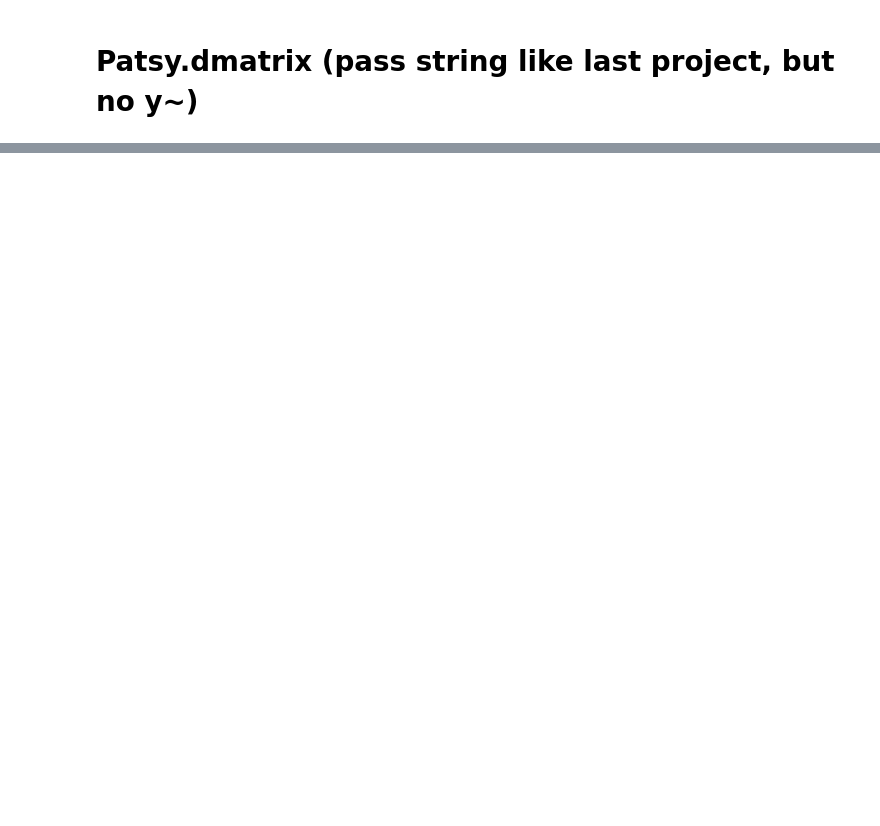
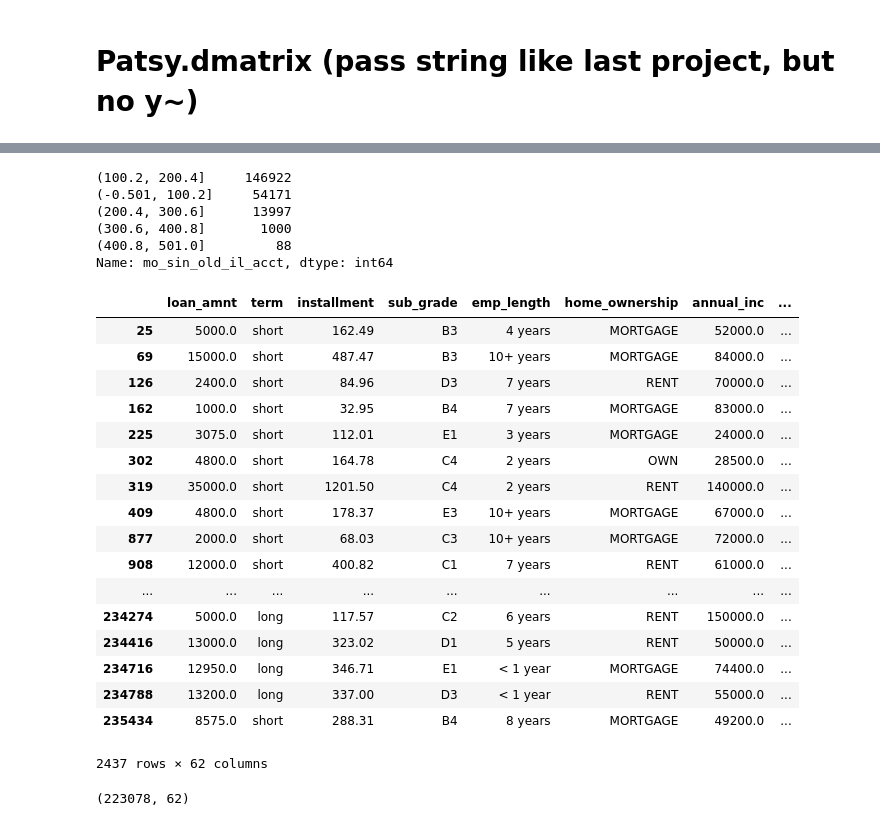
Before and after one commit to jeremyrchow/lending_club_default_model, a Jupyter notebook: EDA.ipynb, the cells around one changed output, grey strips where cells are left out. Cells and saved outputs as stored; diff of their text form; code cells hidden in the pictures; blank space fills up the shorter version.

```diff
--- a/EDA.ipynb
+++ b/EDA.ipynb
@@ -38,7 +40,6 @@ df=df.drop(columns = [
         'dti_joint',
         'verification_status_joint',
         'revol_bal_joint',
-
 
         # Don't need specific ID info
         'id',
@@ -51,8 +52,9 @@ df=df.drop(columns = [
         # Hard to classify, may use regex text processing in future
         'emp_title',
 
-        # Keeping the hardship status but looking at pre-loan metrics only
+        # hardship info is post issuing
         'hardship_flag',
+        'hardship_status',
         'hardship_type',
         'hardship_reason',
         'deferral_term',
@@ -90,7 +92,6 @@ df=df.drop(columns = [
 
         # sub_grade category already contains grade
         'grade',
-
 
         # This is for investors / loan funding
         'initial_list_status',
@@ -130,9 +131,8 @@ df=df.drop(columns = [
         'title',
         'total_cu_tl',
 
-
         'url',
-
+        # May be good to look at later
         'zip_code'])
 
 print('Before dropping NaN\'s: ',df.shape)
@@ -239,7 +239,8 @@ def add_days_since_col(df,column_name):
 #df=df.drop(columns = ['earliest_cr_line'])
 
 df = add_days_since_col(df,'earliest_cr_line')
-#df = add_days_since_col(df,'last_credit_pull_d')
+df= df.dropna(subset = ['last_credit_pull_d'])
+df = add_days_since_col(df,'last_credit_pull_d')
 # %%
 #df = add_days_since_col(df,'last_credit_pull_d')
 # %%
@@ -275,0 +288,34 @@ df.sample(5)
+# %%
+pd.cut(df['mo_sin_old_il_acct'],5).value_counts()
+# %% [output]
+(100.2, 200.4]     146922
+(-0.501, 100.2]     54171
+(200.4, 300.6]      13997
+(300.6, 400.8]       1000
+(400.8, 501.0]         88
+Name: mo_sin_old_il_acct, dtype: int64
+# %%
+df.loc[df['percent_bc_gt_75'].isna()]
+# %% [output]
+|  | loan_amnt | term | installment | sub_grade | emp_length | home_ownership | annual_inc | ... |
+| 25 | 5000.0 | short | 162.49 | B3 | 4 years | MORTGAGE | 52000.0 | ... |
+| 69 | 15000.0 | short | 487.47 | B3 | 10+ years | MORTGAGE | 84000.0 | ... |
+| 126 | 2400.0 | short | 84.96 | D3 | 7 years | RENT | 70000.0 | ... |
+| 162 | 1000.0 | short | 32.95 | B4 | 7 years | MORTGAGE | 83000.0 | ... |
+| 225 | 3075.0 | short | 112.01 | E1 | 3 years | MORTGAGE | 24000.0 | ... |
+| 302 | 4800.0 | short | 164.78 | C4 | 2 years | OWN | 28500.0 | ... |
+| 319 | 35000.0 | short | 1201.50 | C4 | 2 years | RENT | 140000.0 | ... |
+| 409 | 4800.0 | short | 178.37 | E3 | 10+ years | MORTGAGE | 67000.0 | ... |
+| 877 | 2000.0 | short | 68.03 | C3 | 10+ years | MORTGAGE | 72000.0 | ... |
+| 908 | 12000.0 | short | 400.82 | C1 | 7 years | RENT | 61000.0 | ... |
+| ... | ... | ... | ... | ... | ... | ... | ... | ... |
+| 234274 | 5000.0 | long | 117.57 | C2 | 6 years | RENT | 150000.0 | ... |
+| 234416 | 13000.0 | long | 323.02 | D1 | 5 years | RENT | 50000.0 | ... |
+| 234716 | 12950.0 | long | 346.71 | E1 | < 1 year | MORTGAGE | 74400.0 | ... |
+| 234788 | 13200.0 | long | 337.00 | D3 | < 1 year | RENT | 55000.0 | ... |
+| 235434 | 8575.0 | short | 288.31 | B4 | 8 years | MORTGAGE | 49200.0 | ... |
+2437 rows × 62 columns
+# %%
+df.shape
+# %% [output]
+(223078, 62)
```
Also changed, not shown: parts of 14 cells of this notebook.
